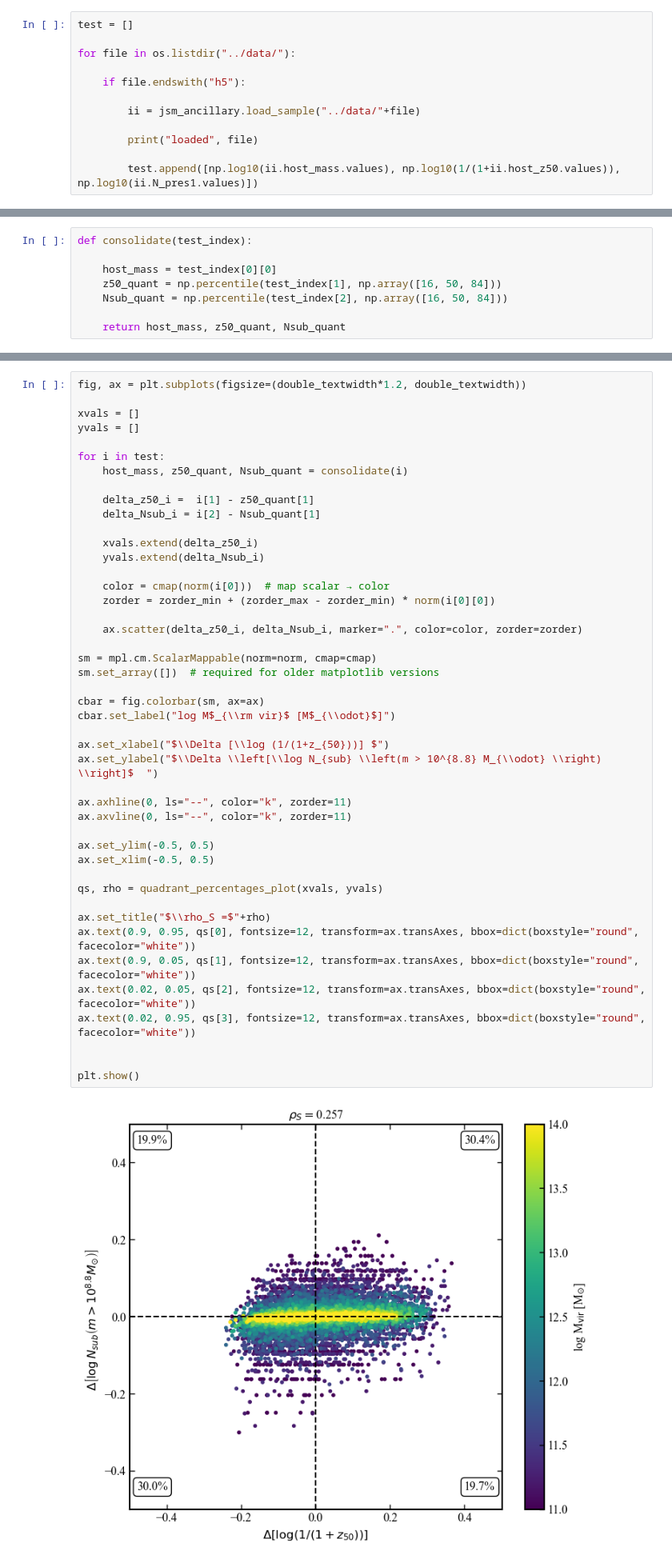
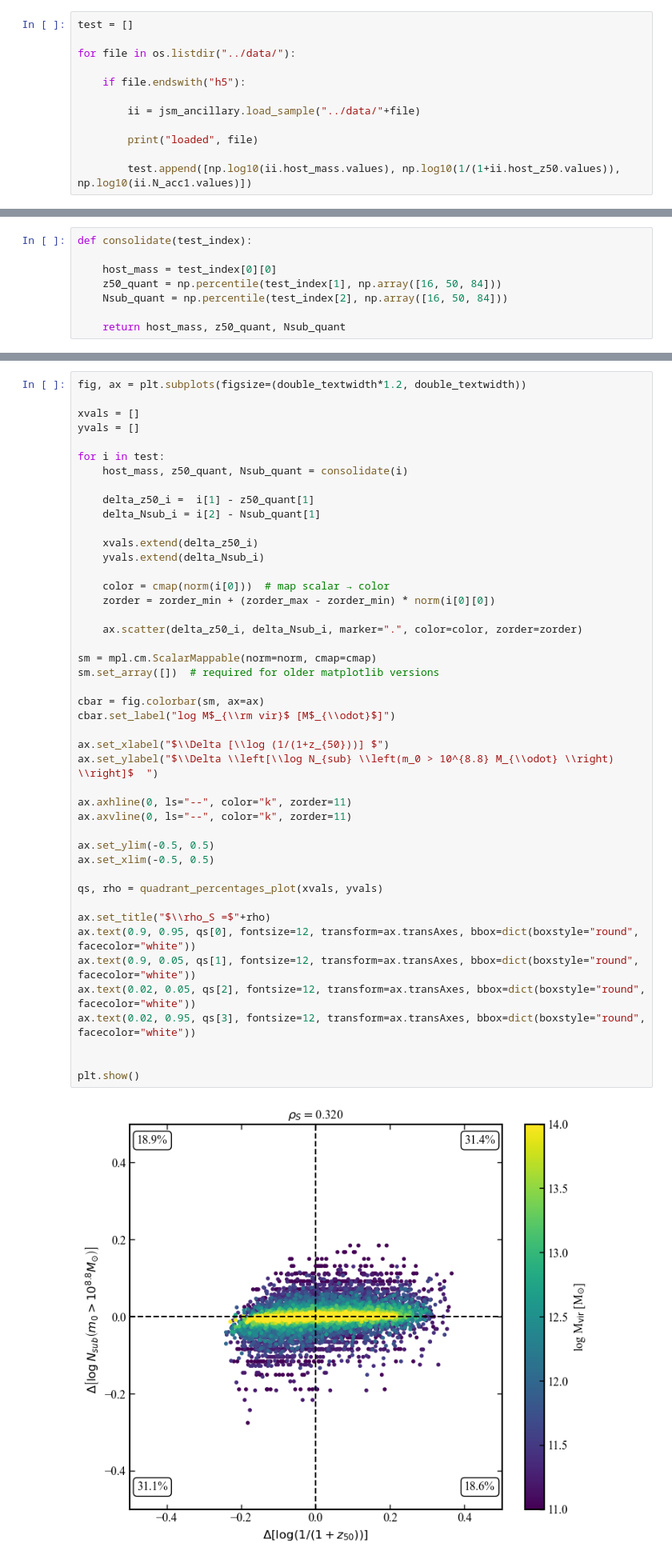
Before and after one commit to jsmonzon/MassSpec, a Jupyter notebook: notebooks/z50_acc1_meds.ipynb, the cells around one changed output, grey strips where cells are left out. Shown at 80% size. Cells and saved outputs as stored; diff of their text form.

```diff
--- a/notebooks/z50_acc1_meds.ipynb
+++ b/notebooks/z50_acc1_meds.ipynb
@@ -44,7 +44,7 @@ for file in os.listdir("../data/"):
 
         print("loaded", file)
 
-        test.append([np.log10(ii.host_mass.values), np.log10(1/(1+ii.host_z50.values)), np.log10(ii.N_pres1.values)])
+        test.append([np.log10(ii.host_mass.values), np.log10(1/(1+ii.host_z50.values)), np.log10(ii.N_acc1.values)])
 # %% [output]
 loaded 11.2_files.h5
 loaded 11.8_files.h5
@@ -116,32 +116,32 @@ for i in test:
     color = cmap(norm(i[0]))  # map scalar → color
     zorder = zorder_min + (zorder_max - zorder_min) * norm(i[0][0])
 
     ax.scatter(delta_z50_i, delta_Nsub_i, marker=".", color=color, zorder=zorder)
 
 sm = mpl.cm.ScalarMappable(norm=norm, cmap=cmap)
 sm.set_array([])  # required for older matplotlib versions
 
 cbar = fig.colorbar(sm, ax=ax)
 cbar.set_label("log M$_{\\rm vir}$ [M$_{\\odot}$]")
 
 ax.set_xlabel("$\\Delta [\\log (1/(1+z_{50}))] $")
-ax.set_ylabel("$\\Delta \\left[\\log N_{sub} \\left(m > 10^{8.8} M_{\\odot} \\right) \\right]$  ")
+ax.set_ylabel("$\\Delta \\left[\\log N_{sub} \\left(m_0 > 10^{8.8} M_{\\odot} \\right) \\right]$  ")
 
 ax.axhline(0, ls="--", color="k", zorder=11)
 ax.axvline(0, ls="--", color="k", zorder=11)
 
 ax.set_ylim(-0.5, 0.5)
 ax.set_xlim(-0.5, 0.5)
 
 qs, rho = quadrant_percentages_plot(xvals, yvals)
 
 ax.set_title("$\\rho_S =$"+rho)
 ax.text(0.9, 0.95, qs[0], fontsize=12, transform=ax.transAxes, bbox=dict(boxstyle="round", facecolor="white"))
 ax.text(0.9, 0.05, qs[1], fontsize=12, transform=ax.transAxes, bbox=dict(boxstyle="round", facecolor="white"))
 ax.text(0.02, 0.05, qs[2], fontsize=12, transform=ax.transAxes, bbox=dict(boxstyle="round", facecolor="white"))
 ax.text(0.02, 0.95, qs[3], fontsize=12, transform=ax.transAxes, bbox=dict(boxstyle="round", facecolor="white"))
 
 
 plt.show()
 # %% [output]
-[figure, old version]
+[figure, new version]
```
Also changed, not shown: 8 other files.
